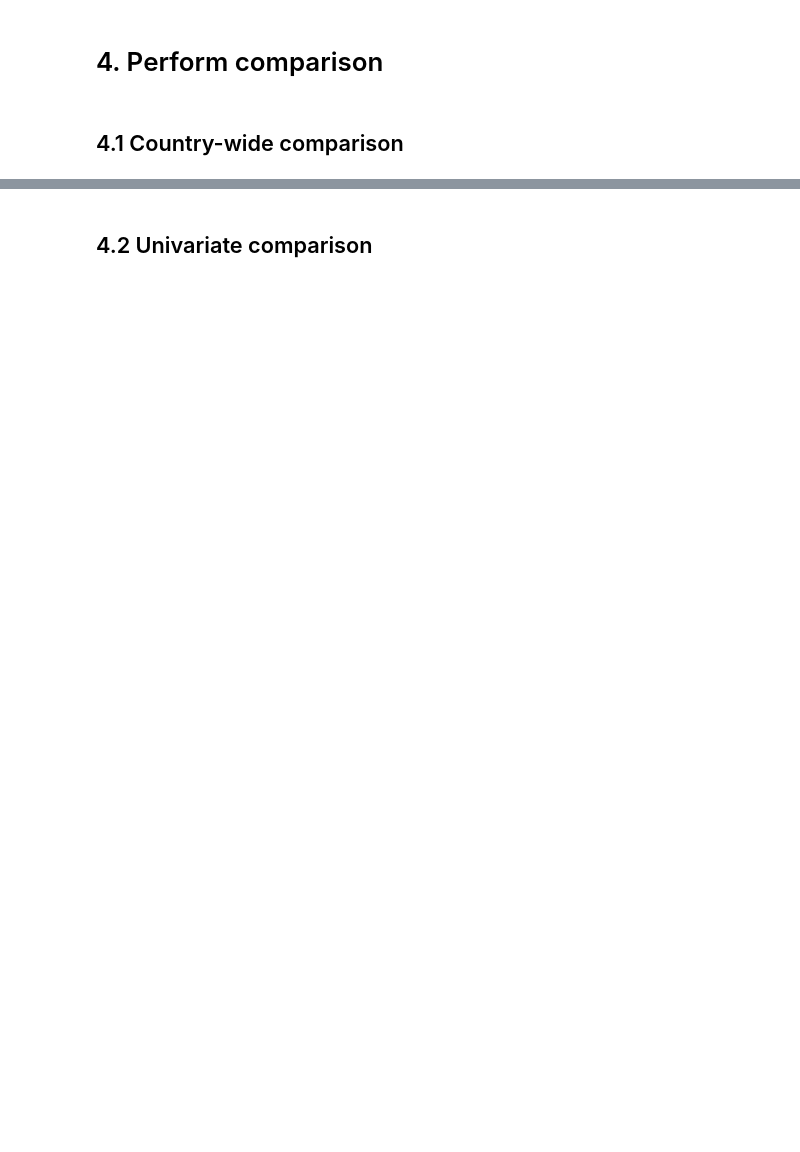
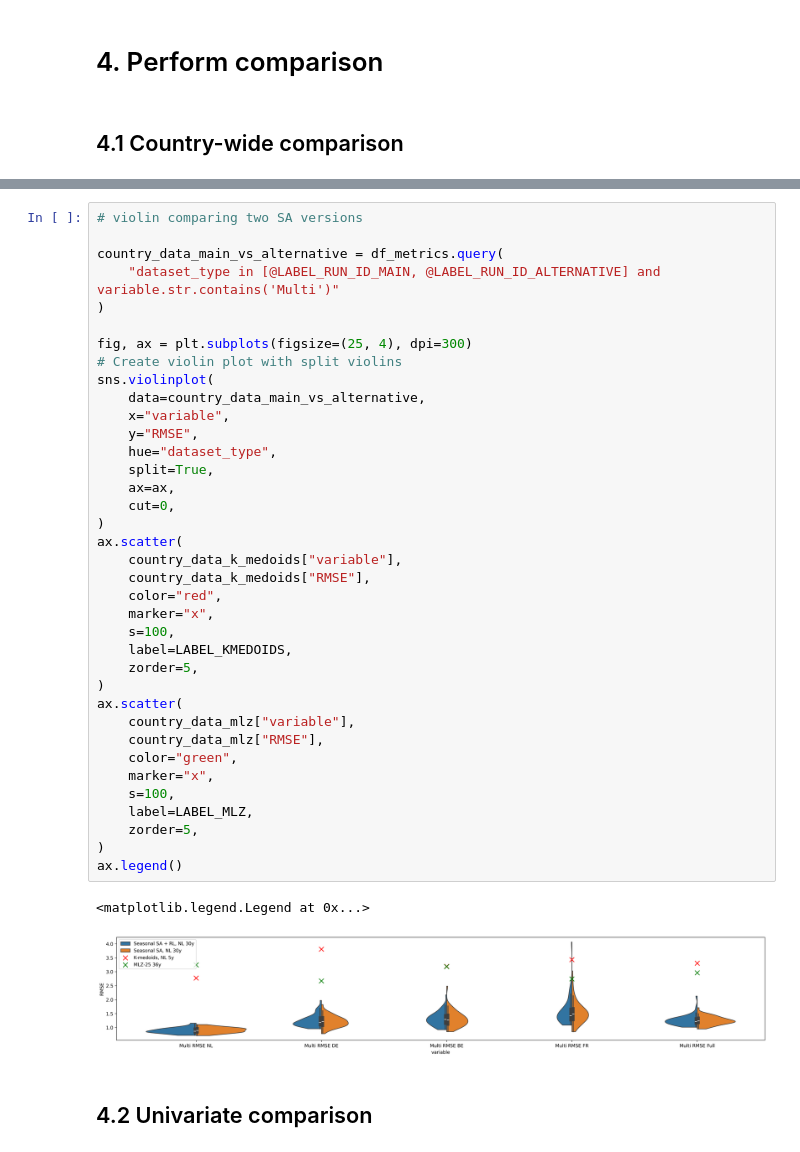
Before and after one commit to bramvanduinen/ClimateYearSelection, a Jupyter notebook: notebooks/04a_evaluate_sa_and_k_medoids.ipynb, the cells around one changed output, grey strips where cells are left out. Cells and saved outputs as stored; diff of their text form; blank space fills up the shorter version.

```diff
--- a/notebooks/04a_evaluate_sa_and_k_medoids.ipynb
+++ b/notebooks/04a_evaluate_sa_and_k_medoids.ipynb
@@ -418,2 +337,42 @@ ax.legend()
+# %%
+# violin comparing two SA versions
+
+country_data_main_vs_alternative = df_metrics.query(
+    "dataset_type in [@LABEL_RUN_ID_MAIN, @LABEL_RUN_ID_ALTERNATIVE] and variable.str.contains('Multi')"
+)
+
+fig, ax = plt.subplots(figsize=(25, 4), dpi=300)
+# Create violin plot with split violins
+sns.violinplot(
+    data=country_data_main_vs_alternative,
+    x="variable",
+    y="RMSE",
+    hue="dataset_type",
+    split=True,
+    ax=ax,
+    cut=0,
+)
+ax.scatter(
+    country_data_k_medoids["variable"],
+    country_data_k_medoids["RMSE"],
+    color="red",
+    marker="x",
+    s=100,
+    label=LABEL_KMEDOIDS,
+    zorder=5,
+)
+ax.scatter(
+    country_data_mlz["variable"],
+    country_data_mlz["RMSE"],
+    color="green",
+    marker="x",
+    s=100,
+    label=LABEL_MLZ,
+    zorder=5,
+)
+ax.legend()
+# %% [output]
+<matplotlib.legend.Legend at 0x...>
+[figure, added]
 # %% [markdown]
 ## 4.2 Univariate comparison
```
Also changed, not shown: parts of 39 cells of this notebook, 15 other files.
